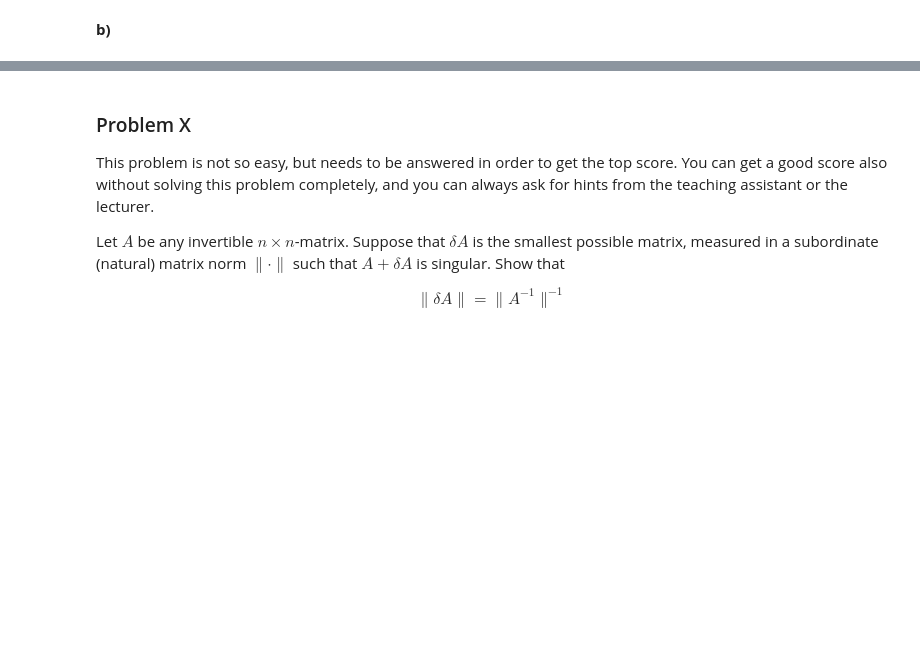
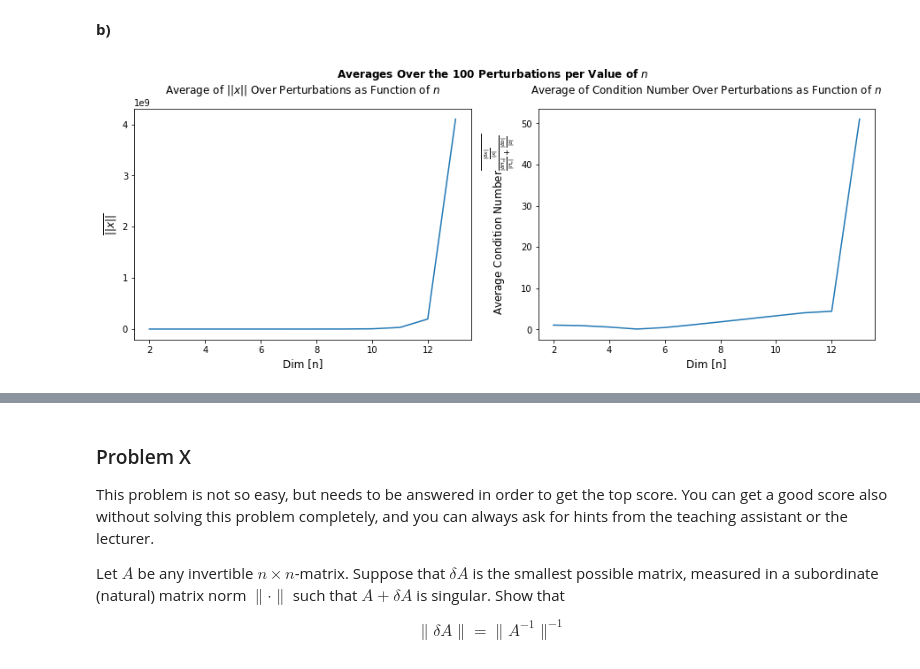
Before and after one commit to alexaoh/nummat, a Jupyter notebook: Project 1_My_Solution.ipynb, the cells around one changed output, grey strips where cells are left out. Cells and saved outputs as stored; diff of their text form; code cells hidden in the pictures; blank space fills up the shorter version.

```diff
--- a/Project 1_My_Solution.ipynb
+++ b/Project 1_My_Solution.ipynb
@@ -298,52 +299,108 @@ plt.show()
 # %%
 import numpy.random as r
 import numpy.linalg as l
 
 # Assuming that I can use the same n-values as in a)
 n = np.arange(2, 14, 1, dtype=int)
 
-hmintotal = 1/(2*n[-1]-1) # Smallest value in H relative to all the values of n.
+# This could also be done inside the loop, per value of n!
+# I am guessing that it would give a similar result, but I think this is a more logical way to do it perhaps.
+hmintotal = 1/(2*n[-1]+1) # Smallest value in H relative to all the values of n.
+pert_amount = 100
 
-pert_amount = 10
+# Changes how small the perturbations are.
+ratio = 100
 
 # Make perturbations according to the smallest h-value among all n-values.
-perturbations_H = np.linspace(hmintotal/100, hmintotal/10, pert_amount)
+perturbations_H = np.linspace(hmintotal/ratio, hmintotal/ratio*pert_amount, pert_amount)
 
 # Make perturbations according to initial values in b, which are 1.
-perturbations_b = np.linspace(1/100, 1/10, pert_amount)
+perturbations_b = np.linspace(1/ratio, 1/ratio*pert_amount, pert_amount)
 
-# Empty dictionary to store the values.
-values = {}
+# Empty dictionary to store values per value of n.
+simulations = {}
 
-for i in range(len(n)):
+
+# Trying to solve it a little bit differently instead.
+# Make ten perturbations, but make random pert vector/matrix each time and divide by 1/(2n+1)
+
+for i in range(n[-2]):
     b = np.ones(n[i])
-    H = r.rand(n[i], n[i])
+    H = la.hilbert(n[i])
     x = l.solve(H,b)
+    values = np.zeros((pert_amount, 2))
 
     for pert in range(pert_amount):
-        dH = perturbations_H[pert]
-        db = perturbations_b[pert]
+        dH = perturbations_H[pert] #r.rand(n[i], n[i])/1000
+        db = perturbations_b[pert] #r.rand(n[i])/1000
+
+        #dH /= 1/(2*n[i]+1) # To be certain that the perturbations are small enough.
 
         x_dx = l.solve(H+dH, b+db)
         dx = x - x_dx # Find perturbation in x.
 
-        frac = (l.norm(dx)/l.norm(x))/((l.norm(dH))/l.norm(H)+(l.norm(db)/l.norm(b)))
+        frac = (l.norm(dx)/l.norm(x))/(((l.norm(dH))/l.norm(H))+((l.norm(db)/l.norm(b))))
 
-        # Save the wanted values, compare and visualize!
         # Isn't the comparison given by dx, since that is the difference from the solution?
         val = [l.norm(dx), frac]
-        values[i] = val
+        values[pert, :] = val
+
+    simulations[i] = values # One list of values for ten perturbations, per n.
 
 
-# Q's:
-    # Should b) be visualized in the same way is in a, or what is expexted as an answer to b?
+# Used to plot some averages below.
+average_diffs = np.zeros(len(n))
+average_fractions = np.zeros(len(n))
 
-# Kjør for eksempel alle n-verdiene fra a) og f.eks 10 forskjellige perturbasjoner dH og db for
-# hver av disse verdiene av n. Ta et snitt eller lignende over disse verdiene kanskje!?
+def print_values(write = False):
+    """Print values from the simulations if 'write' == True. Fill average of fractions and diffs per n"""
+    for key, arr in simulations.items():
+        if write:
+            print("Sim for n =", n[key], ":")
 
-# Print values
-for key, arr in values.items():
-    print("Sim for n =", key, ":")
-    print("||dx|| = ", arr[0], ",fraction = ", arr[1])
-    print("\n\n")
+        # Sum for plotting averages per n.
+        sum_diffs = 0
+        sum_fractions = 0
+
+        # Since arr contains arrays:
+        for a in arr:
+            if write:
+                print("||dx|| = ", a[0], ",fraction = ", a[1])
+                print("\n")
+
+            # Sum for plotting averages.
+            sum_diffs += a[0]
+            sum_fractions += a[1]
+
+        average_diffs[key] = sum_diffs/pert_amount
+        average_fractions[key] = sum_fractions/pert_amount
+
+        if write:
+            print("\n\n")
+
+
+print_values()
+
+# Plot the average fraction over all the perturbations per value of n!
+# Also plot the average ||dx|| over all the perturbations per value of n!
+
+fig, ax = plt.subplots(1,2, figsize=(15, 5))
+fig.suptitle("Averages Over the "+str(pert_amount)+" Perturbations per Value of $n$")
+ax[0].plot(n, average_diffs)
+ax[0].set_title("Average of $||x||$ Over Perturbations as Function of $n$")
+ax[0].set_xlabel("Dim [n]")
+ax[0].set_ylabel(r"$\overline{||x||}$")
+ax[1].plot(n, average_fractions)
+ax[1].set_title("Average of Condition Number Over Perturbations as Function of $n$")
+ax[1].set_xlabel("Dim [n]")
+ax[1].set_ylabel("Average Condition Number" + r"$\overline{\frac{\frac{\|\delta x\|}{\|x\|}}{\frac{\|\delta H_n\|}{\|H_n\|}+\frac{\|\delta b\|}{\|b\|}}}$")
+plt.show()
+print("Some test values:")
+print("Average of fractions for n = 2:", average_fractions[0])
+print("Average of fractions for n = 13:", average_fractions[-1])
+print("Average of differences for n = 2:", average_diffs[0])
+print("Average of differences for n = 13:", average_diffs[-1])
+
+# Something must be wrong here, since the condtion number is incredibly small!
 # %% [output]
+[figure, added]
```
Also changed, not shown: parts of 4 cells of this notebook.
